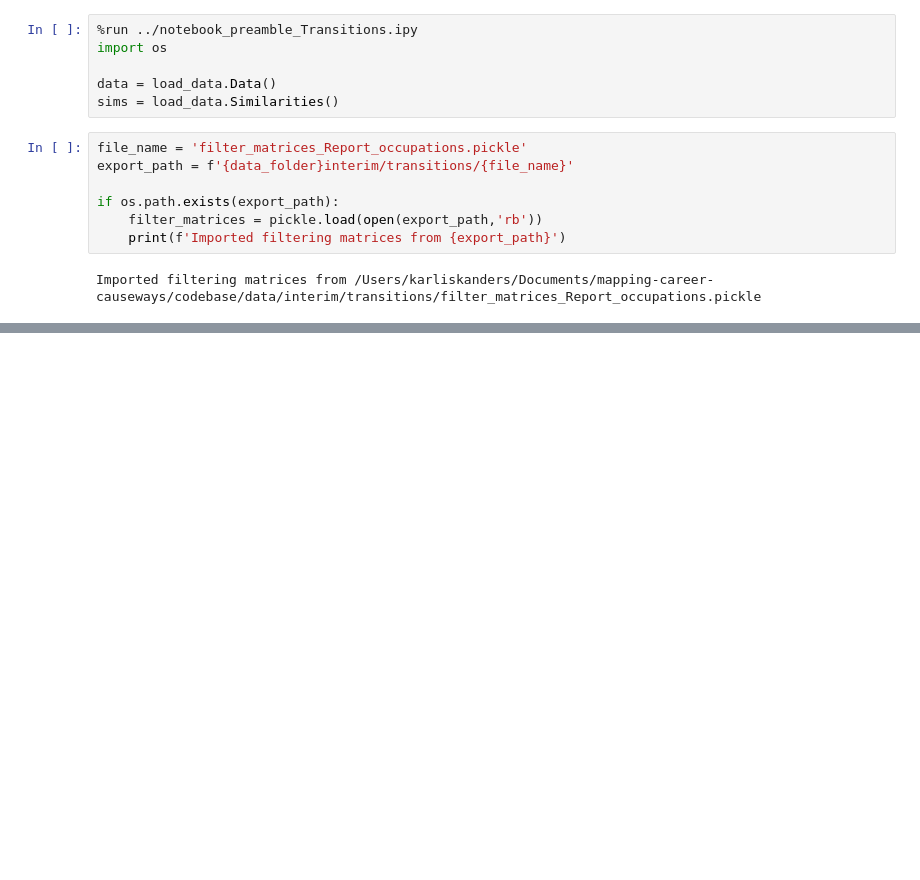
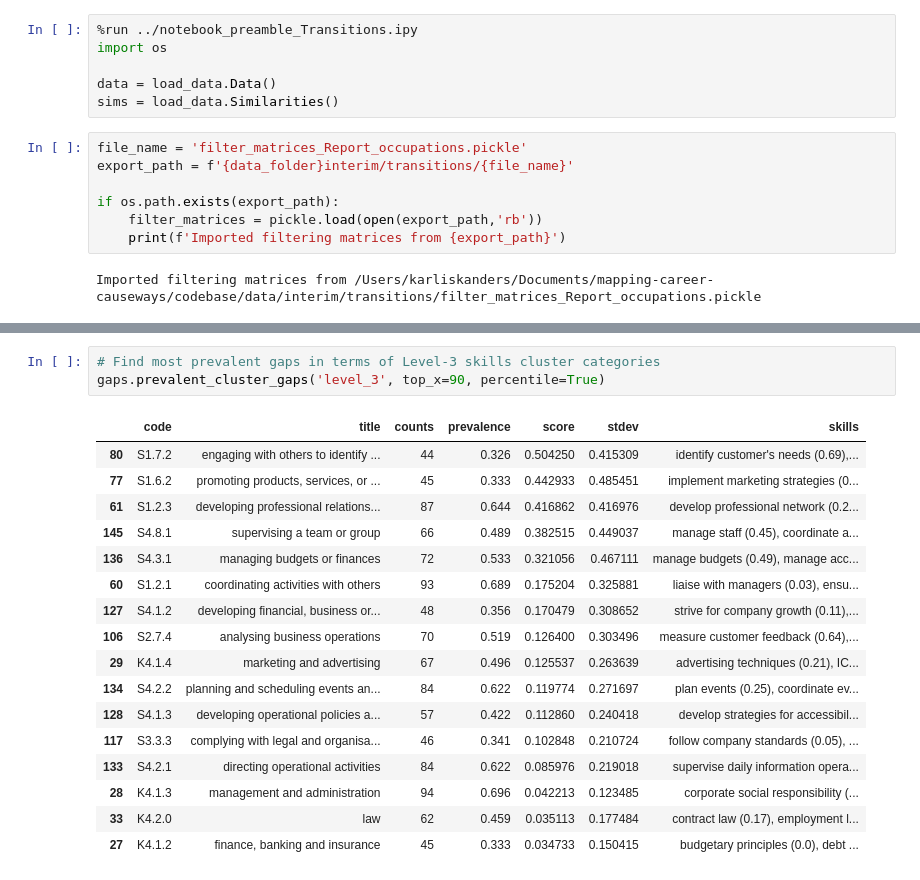
Before and after one commit to nestauk/mapping-career-causeways, a Jupyter notebook: codebase/notebooks/05_transition_analyses/Transitions_04_Skills_gaps.ipynb, the cells around one changed output, grey strips where cells are left out. Drawn from its saved outputs; the diff is of its cells as text; blank space fills up the shorter version.

```diff
--- a/codebase/notebooks/05_transition_analyses/Transitions_04_Skills_gaps.ipynb
+++ b/codebase/notebooks/05_transition_analyses/Transitions_04_Skills_gaps.ipynb
@@ -1658,0 +143,21 @@ data.skills[data.skills.preferred_label.str.contains('occupational')]
+# %%
+# Find most prevalent gaps in terms of Level-3 skills cluster categories
+gaps.prevalent_cluster_gaps('level_3', top_x=90, percentile=True)
+# %% [output]
+|  | code | title | counts | prevalence | score | stdev | skills |
+| 80 | S1.7.2 | engaging with others to identify ... | 44 | 0.326 | 0.504250 | 0.415309 | identify customer's needs (0.69),... |
+| 77 | S1.6.2 | promoting products, services, or ... | 45 | 0.333 | 0.442933 | 0.485451 | implement marketing strategies (0... |
+| 61 | S1.2.3 | developing professional relations... | 87 | 0.644 | 0.416862 | 0.416976 | develop professional network (0.2... |
+| 145 | S4.8.1 | supervising a team or group | 66 | 0.489 | 0.382515 | 0.449037 | manage staff (0.45), coordinate a... |
+| 136 | S4.3.1 | managing budgets or finances | 72 | 0.533 | 0.321056 | 0.467111 | manage budgets (0.49), manage acc... |
+| 60 | S1.2.1 | coordinating activities with others | 93 | 0.689 | 0.175204 | 0.325881 | liaise with managers (0.03), ensu... |
+| 127 | S4.1.2 | developing financial, business or... | 48 | 0.356 | 0.170479 | 0.308652 | strive for company growth (0.11),... |
+| 106 | S2.7.4 | analysing business operations | 70 | 0.519 | 0.126400 | 0.303496 | measure customer feedback (0.64),... |
+| 29 | K4.1.4 | marketing and advertising | 67 | 0.496 | 0.125537 | 0.263639 | advertising techniques (0.21), IC... |
+| 134 | S4.2.2 | planning and scheduling events an... | 84 | 0.622 | 0.119774 | 0.271697 | plan events (0.25), coordinate ev... |
+| 128 | S4.1.3 | developing operational policies a... | 57 | 0.422 | 0.112860 | 0.240418 | develop strategies for accessibil... |
+| 117 | S3.3.3 | complying with legal and organisa... | 46 | 0.341 | 0.102848 | 0.210724 | follow company standards (0.05), ... |
+| 133 | S4.2.1 | directing operational activities | 84 | 0.622 | 0.085976 | 0.219018 | supervise daily information opera... |
+| 28 | K4.1.3 | management and administration | 94 | 0.696 | 0.042213 | 0.123485 | corporate social responsibility (... |
+| 33 | K4.2.0 | law | 62 | 0.459 | 0.035113 | 0.177484 | contract law (0.17), employment l... |
+| 27 | K4.1.2 | finance, banking and insurance | 45 | 0.333 | 0.034733 | 0.150415 | budgetary principles (0.0), debt ... |
```
Also changed, not shown: parts of 153 cells of this notebook, 8 other files.
